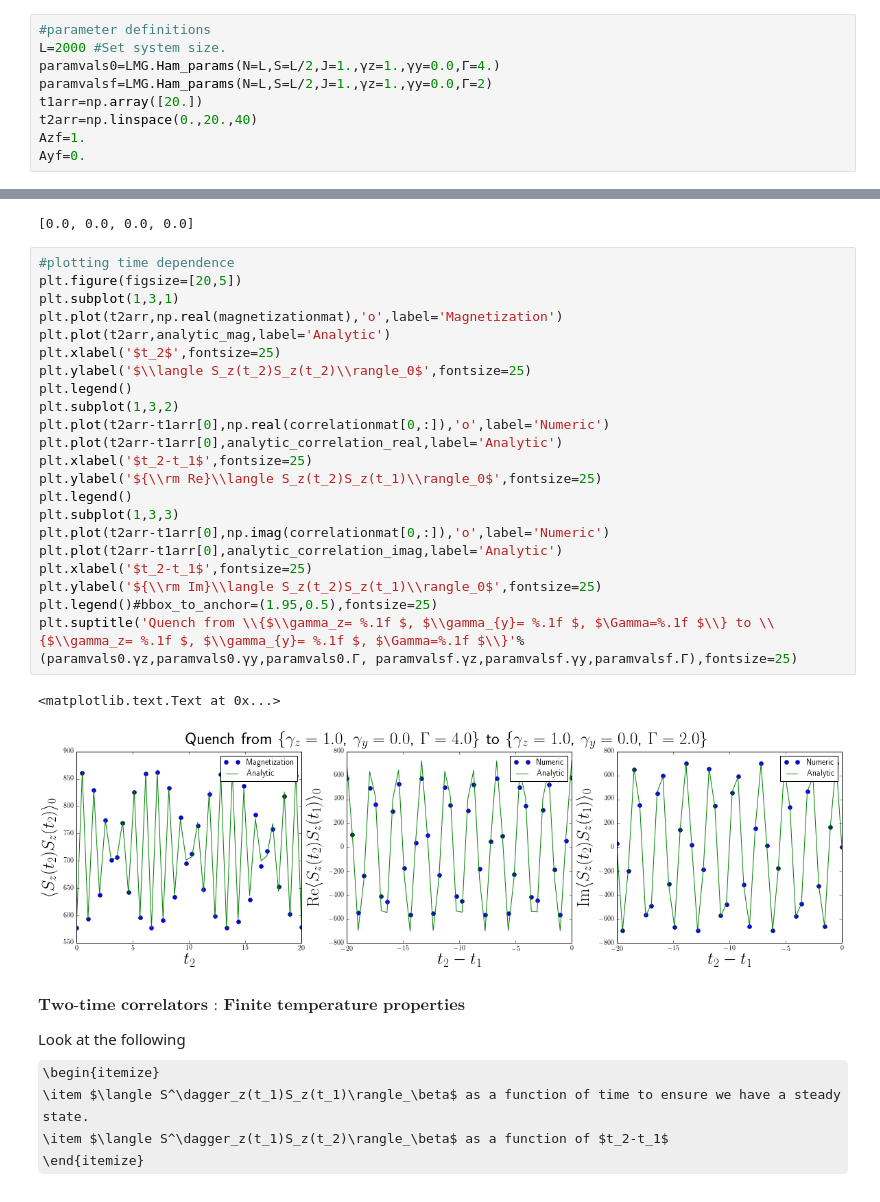
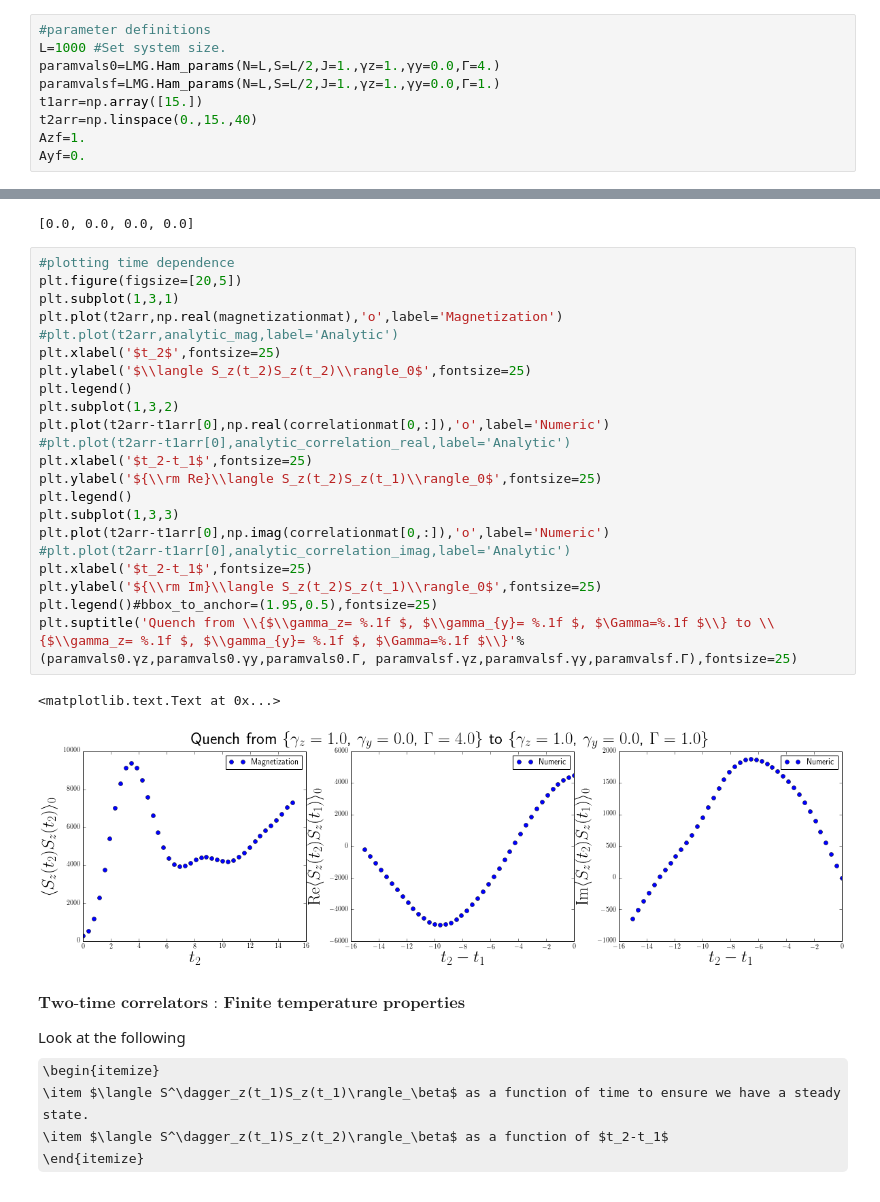
Before and after one commit to paraj003/LMG_quench, a Jupyter notebook: LMG_sim.ipynb, the cells around one changed output, grey strips where cells are left out. Cells and saved outputs as stored; diff of their text form; some formulas as TeX source.

```diff
--- a/LMG_sim.ipynb
+++ b/LMG_sim.ipynb
@@ -982,10 +981,10 @@ def finitetemp_twotimecorrelation(X:LMG.Ham_params,t1arr,t2arr,β:float,Az:compl
 Here we have the code for the time-dependence of the correlator for the quench Hamiltonian
 # %%
 #parameter definitions
-L=2000 #Set system size.
+L=1000 #Set system size.
 paramvals0=LMG.Ham_params(N=L,S=L/2,J=1.,γz=1.,γy=0.0,Γ=4.)
-paramvalsf=LMG.Ham_params(N=L,S=L/2,J=1.,γz=1.,γy=0.0,Γ=2)
-t1arr=np.array([20.])
-t2arr=np.linspace(0.,20.,40)
+paramvalsf=LMG.Ham_params(N=L,S=L/2,J=1.,γz=1.,γy=0.0,Γ=1.)
+t1arr=np.array([15.])
+t2arr=np.linspace(0.,15.,40)
 Azf=1.
 Ayf=0.
@@ -1019,28 +1021,28 @@ analytic_correlation_imag=-2*(L/2)*(1/(ω))*np.sin(ω*(t2arr-t1arr[0]))
 # %%
 #plotting time dependence
 plt.figure(figsize=[20,5])
 plt.subplot(1,3,1)
 plt.plot(t2arr,np.real(magnetizationmat),'o',label='Magnetization')
-plt.plot(t2arr,analytic_mag,label='Analytic')
+#plt.plot(t2arr,analytic_mag,label='Analytic')
 plt.xlabel('$t_2$',fontsize=25)
 plt.ylabel('$\\langle S_z(t_2)S_z(t_2)\\rangle_0$',fontsize=25)
 plt.legend()
 plt.subplot(1,3,2)
 plt.plot(t2arr-t1arr[0],np.real(correlationmat[0,:]),'o',label='Numeric')
-plt.plot(t2arr-t1arr[0],analytic_correlation_real,label='Analytic')
+#plt.plot(t2arr-t1arr[0],analytic_correlation_real,label='Analytic')
 plt.xlabel('$t_2-t_1$',fontsize=25)
 plt.ylabel('${\\rm Re}\\langle S_z(t_2)S_z(t_1)\\rangle_0$',fontsize=25)
 plt.legend()
 plt.subplot(1,3,3)
 plt.plot(t2arr-t1arr[0],np.imag(correlationmat[0,:]),'o',label='Numeric')
-plt.plot(t2arr-t1arr[0],analytic_correlation_imag,label='Analytic')
+#plt.plot(t2arr-t1arr[0],analytic_correlation_imag,label='Analytic')
 plt.xlabel('$t_2-t_1$',fontsize=25)
 plt.ylabel('${\\rm Im}\\langle S_z(t_2)S_z(t_1)\\rangle_0$',fontsize=25)
 plt.legend()#bbox_to_anchor=(1.95,0.5),fontsize=25)
 plt.suptitle('Quench from \\{$\\gamma_z= %.1f $, $\\gamma_{y}= %.1f $, $\Gamma=%.1f $\\} to \\{$\\gamma_z= %.1f $, $\\gamma_{y}= %.1f $, $\Gamma=%.1f $\\}'%(paramvals0.γz,paramvals0.γy,paramvals0.Γ, paramvalsf.γz,paramvalsf.γy,paramvalsf.Γ),fontsize=25)
 # %% [output]
 <matplotlib.text.Text at 0x...>
-[figure, old version]
+[figure, new version]
 # %% [markdown]
 $\textbf {Two-time correlators : Finite temperature properties}$
 
```
Also changed, not shown: parts of 17 cells of this notebook, 1 other file.
